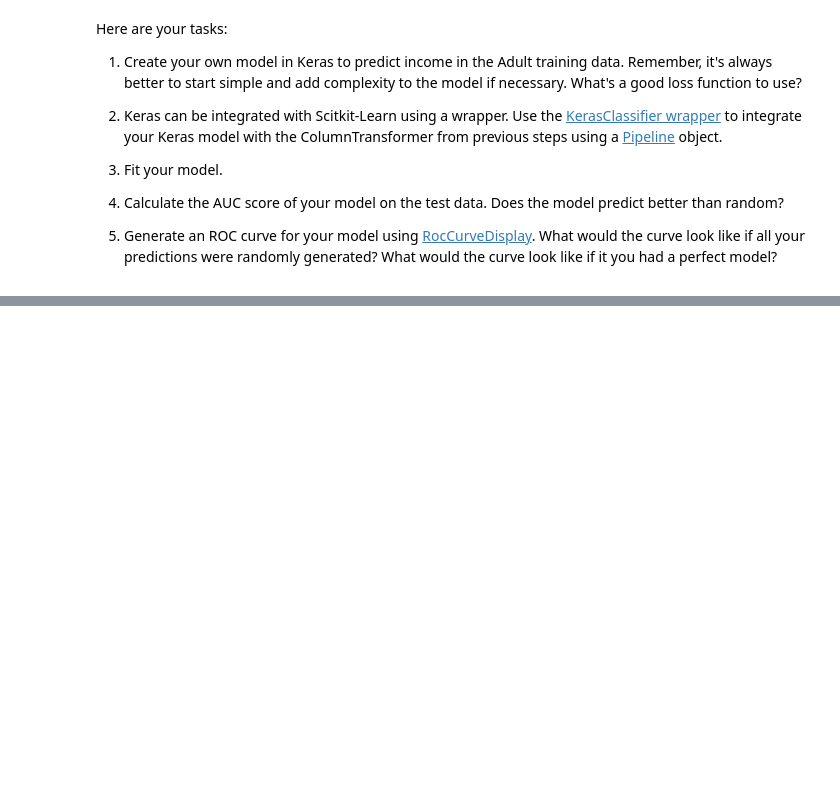
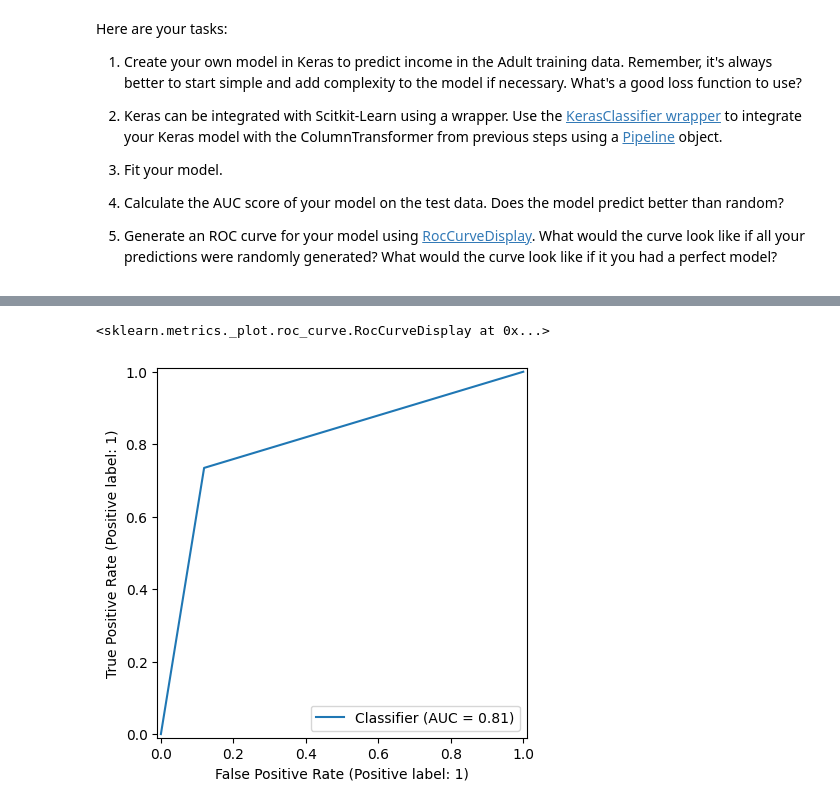
Before and after one commit to ShiyuXie0116/MLEproject, a Jupyter notebook: Student_MLE_MiniProject_Deep_Learning.ipynb, the cells around one changed output, grey strips where cells are left out. Saved outputs shown, nothing was run; the diff lists cells and outputs as text; code cells hidden in the pictures; blank space fills up the shorter version.

```diff
--- a/Student_MLE_MiniProject_Deep_Learning.ipynb
+++ b/Student_MLE_MiniProject_Deep_Learning.ipynb
@@ -238,6 +296,19 @@ Here are your tasks:
 # %%
 # Create a Keras classifier
+
+keras_clf = KerasClassifier(
+    model=create_model,
+    epochs=20,
+    batch_size=32,
+    verbose=1
+)
 # %%
 # Create the scikit-learn pipeline
+
+pipeline = Pipeline([
+    ('preprocessor', preprocessor),
+    ('classifier', keras_clf)
+])
 # %%
 # Fit the pipeline on the training data
+pipeline.fit(X_train, y_train)
@@ -244,3 +349,5 @@ Here are your tasks:
 # %%
 # Calculate the AUC score of your model on the test data.
 # Does the model predict better than random?
+y_pred = pipeline.predict(X_test)
+roc_auc_score(y_test, y_pred)
@@ -247,2 +357,6 @@ Here are your tasks:
 # %%
 # Generate an ROC curve for your model.
+RocCurveDisplay.from_predictions(y_test, y_pred)
+# %% [output]
+<sklearn.metrics._plot.roc_curve.RocCurveDisplay at 0x...>
+[figure, added]
```
Also changed, not shown: parts of 7 cells of this notebook.
